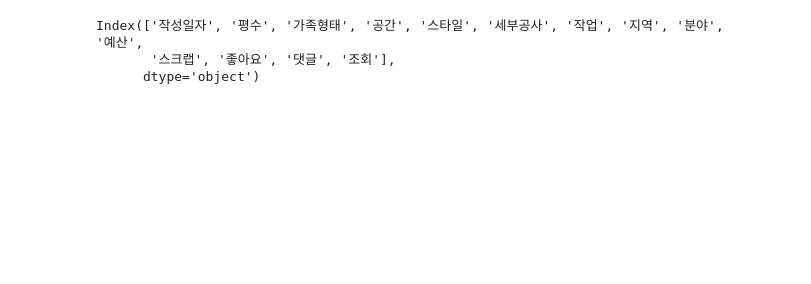
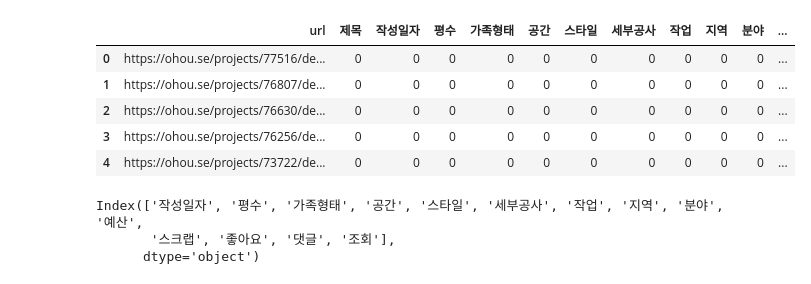
Before and after one commit to sohyunizi/nae_house, a Jupyter notebook: code/contents_crawler.ipynb, the cells around one changed output. Saved outputs shown, nothing was run; the diff lists cells and outputs as text; code cells hidden in the pictures; blank space fills up the shorter version.

```diff
--- a/code/contents_crawler.ipynb
+++ b/code/contents_crawler.ipynb
@@ -1,6 +1,9 @@
 # %%
 import pandas as pd
 df = pd.read_csv('ohou_urls.csv')
+df = df[1400:2100]
+df = df.reset_index(drop=True)
+
 df['제목'] = 0 # 집들이 글 제목
 df['작성일자'] = 0
 df['평수'] = 0 # 평수 (1-9/10/20/30/40/50/60/70이상)
@@ -16,6 +19,15 @@ df['스크랩'] = 0
 df['좋아요'] = 0
 df['댓글'] = 0
 df['조회'] = 0
+# %%
+df.head() # 인덱스 번호 변경 확인
+# %% [output]
+|  | url | 제목 | 작성일자 | 평수 | 가족형태 | 공간 | 스타일 | 세부공사 | 작업 | 지역 | 분야 | ... |
+| 0 | https://ohou.se/projects/77516/de... | 0 | 0 | 0 | 0 | 0 | 0 | 0 | 0 | 0 | 0 | ... |
+| 1 | https://ohou.se/projects/76807/de... | 0 | 0 | 0 | 0 | 0 | 0 | 0 | 0 | 0 | 0 | ... |
+| 2 | https://ohou.se/projects/76630/de... | 0 | 0 | 0 | 0 | 0 | 0 | 0 | 0 | 0 | 0 | ... |
+| 3 | https://ohou.se/projects/76256/de... | 0 | 0 | 0 | 0 | 0 | 0 | 0 | 0 | 0 | 0 | ... |
+| 4 | https://ohou.se/projects/73722/de... | 0 | 0 | 0 | 0 | 0 | 0 | 0 | 0 | 0 | 0 | ... |
 # %%
 df.columns[2:]
 # %% [output]
```
Also changed, not shown: parts of 4 cells of this notebook.
